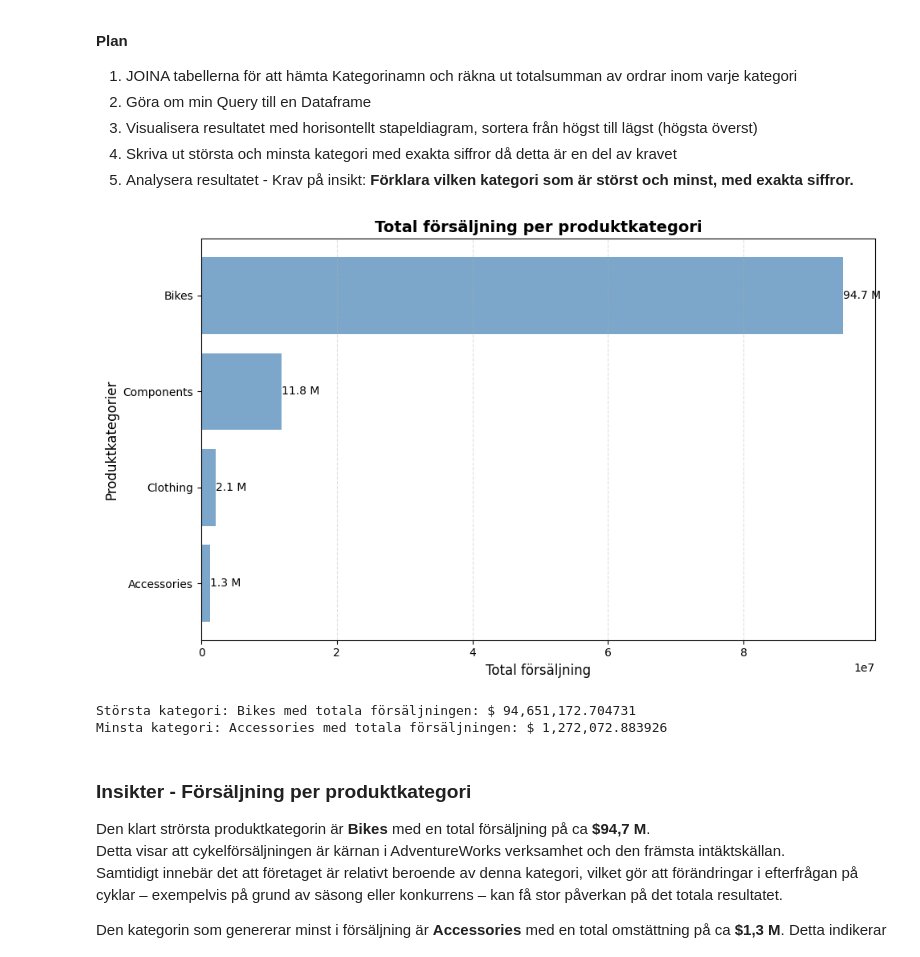
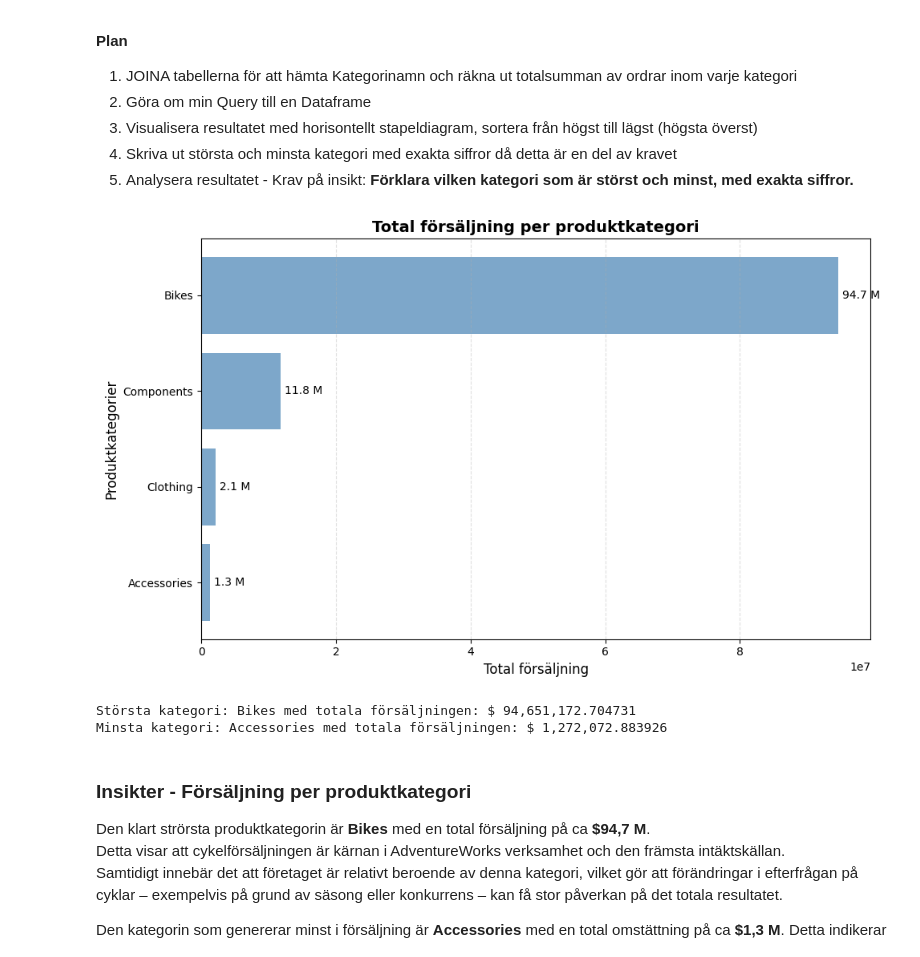
Before and after one commit to Shara-Hysen/adventureworks-sales-analysis-assignment, a Jupyter notebook: analysis.ipynb, the cells around one changed output. Drawn from its saved outputs; the diff is of its cells as text; code cells hidden in the pictures.

```diff
--- a/analysis.ipynb
+++ b/analysis.ipynb
@@ -174,34 +134,36 @@ Tabeller som används: Production.ProductCategory, Production.ProductSubcategory
 # %%
 query_vis2 = """
 SELECT
     pc.Name AS CategoryName,
     SUM(sod.LineTotal) AS TotalSales
 FROM Production.ProductCategory pc
 INNER JOIN Production.ProductSubcategory psc ON pc.ProductCategoryID = psc.ProductCategoryID
 INNER JOIN Production.Product p ON psc.ProductSubcategoryID = p.ProductSubcategoryID
 INNER JOIN Sales.SalesOrderDetail sod ON p.ProductID = sod.ProductID
 GROUP BY pc.Name
 ORDER BY TotalSales DESC
 """
 
 df_vis2 = query_df(query_vis2)
 
+# Skapar liggande stapeldiagram
 fig, ax = plt.subplots(figsize=(10,6))
 bars = ax.barh(df_vis2['CategoryName'][::-1], df_vis2['TotalSales'][::-1], color='steelblue', alpha=0.7)
 
-autolabel_bars(ax, bars, orientation= 'horizontal', offset= 1)
+# Lägger värdeetiketter brevid staplarna
+autolabel_bars(ax, bars, orientation= 'horizontal', y_offset=600_000)
 
 ax.set_title('Total försäljning per produktkategori', fontsize=14, fontweight='bold')
 ax.set_xlabel('Total försäljning',fontsize=12)
 ax.set_ylabel('Produktkategorier', fontsize=12 )
 ax.grid(axis='x',linestyle='--', alpha=0.4)
 plt.tight_layout()
 plt.show()
 
 print(f"Största kategori: {df_vis2.iloc[0]['CategoryName']} med totala försäljningen: $ {df_vis2.iloc[0]['TotalSales']:,}")
 print(f"Minsta kategori: {df_vis2.iloc[-1]['CategoryName']} med totala försäljningen: $ {df_vis2.iloc[-1]['TotalSales']:,}")
 # %% [output]
-[figure, old version]
+[figure, new version]
 Största kategori: Bikes med totala försäljningen: $ 94,651,172.704731
 Minsta kategori: Accessories med totala försäljningen: $ 1,272,072.883926
 # %% [markdown]
```
Also changed, not shown: parts of 7 cells of this notebook, 1 other file.
